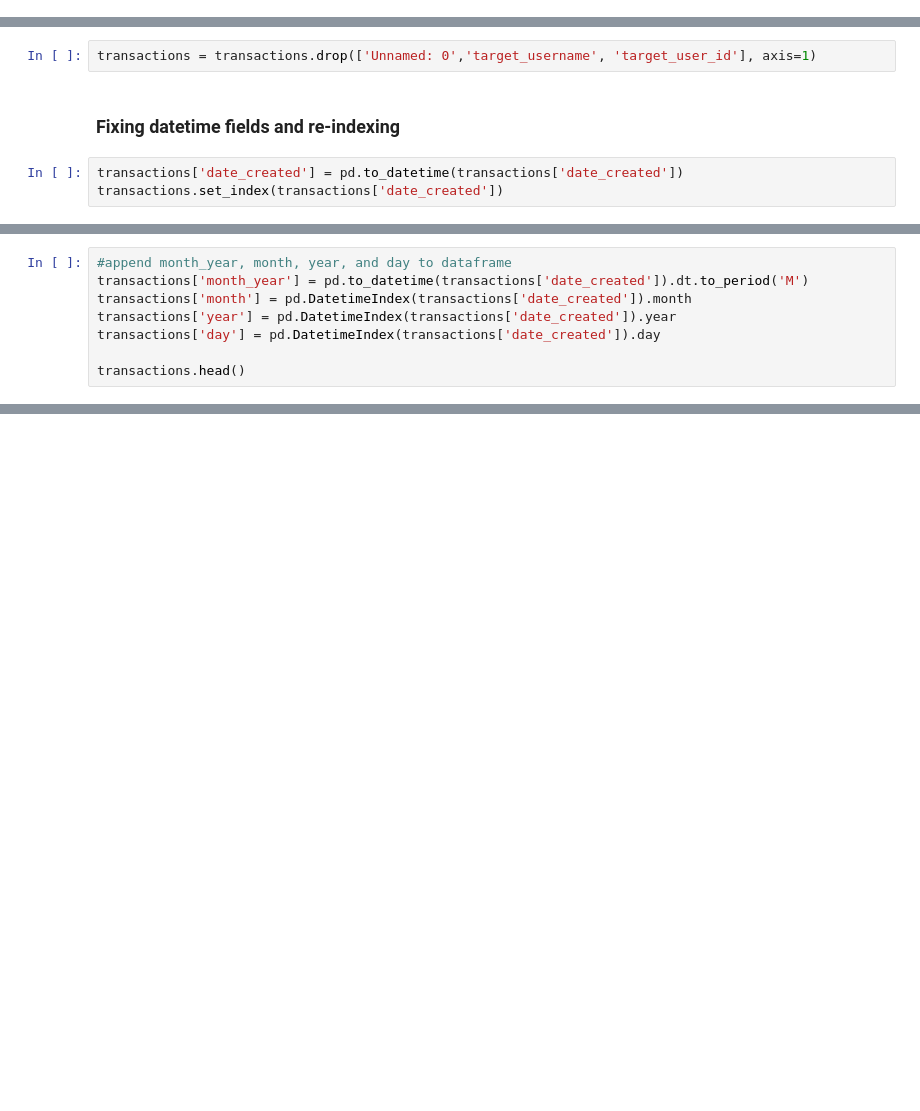
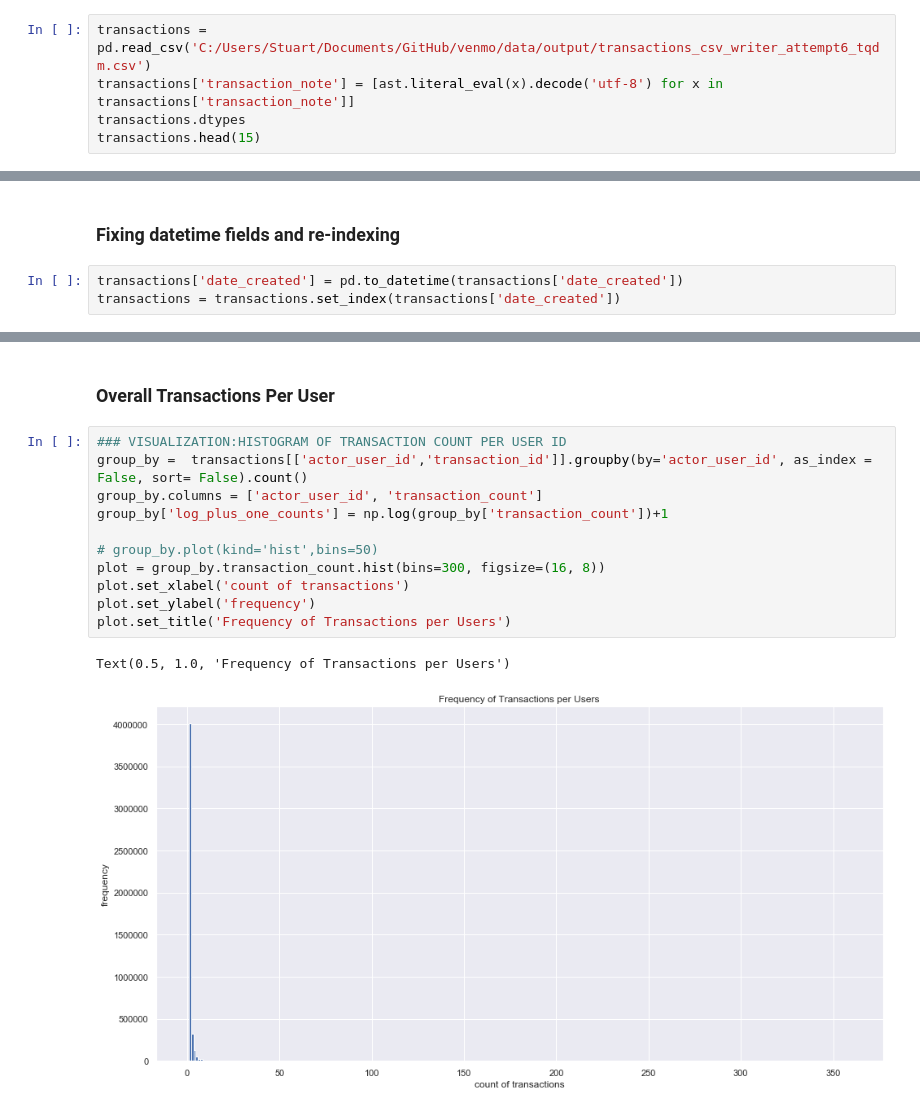
Before and after one commit to stuartasims/venmo, a Jupyter notebook: code/notebooks/venmo_transactions.ipynb, the cells around one changed output, grey strips where cells are left out. Cells and saved outputs as stored; diff of their text form; blank space fills up the shorter version.

```diff
--- a/code/notebooks/venmo_transactions.ipynb
+++ b/code/notebooks/venmo_transactions.ipynb
@@ -172,0 +338,5 @@ dtype: object
+# %%
+transactions = pd.read_csv('C:/Users/Stuart/Documents/GitHub/venmo/data/output/transactions_csv_writer_attempt6_tqdm.csv')
+transactions['transaction_note'] = [ast.literal_eval(x).decode('utf-8') for x in transactions['transaction_note']]
+transactions.dtypes
+transactions.head(15)
@@ -195,7 +383,5 @@ dtype: float64
-# %%
-transactions = transactions.drop(['Unnamed: 0','target_username', 'target_user_id'], axis=1)
 # %% [markdown]
 ### Fixing datetime fields and re-indexing
 # %%
 transactions['date_created'] = pd.to_datetime(transactions['date_created'])
-transactions.set_index(transactions['date_created'])
+transactions = transactions.set_index(transactions['date_created'])
@@ -219,8 +387,0 @@ transactions.set_index(transactions['date_created'])
-# %%
-#append month_year, month, year, and day to dataframe
-transactions['month_year'] = pd.to_datetime(transactions['date_created']).dt.to_period('M')
-transactions['month'] = pd.DatetimeIndex(transactions['date_created']).month
-transactions['year'] = pd.DatetimeIndex(transactions['date_created']).year
-transactions['day'] = pd.DatetimeIndex(transactions['date_created']).day
-
-transactions.head()
@@ -264,0 +462,16 @@ pd.pivot_table(transactions, index = 'actor_user_id', columns = 'year', aggfunc=
+# %% [markdown]
+### Overall Transactions Per User
+# %%
+### VISUALIZATION:HISTOGRAM OF TRANSACTION COUNT PER USER ID
+group_by =  transactions[['actor_user_id','transaction_id']].groupby(by='actor_user_id', as_index = False, sort= False).count()
+group_by.columns = ['actor_user_id', 'transaction_count']
+group_by['log_plus_one_counts'] = np.log(group_by['transaction_count'])+1
+
+# group_by.plot(kind='hist',bins=50)
+plot = group_by.transaction_count.hist(bins=300, figsize=(16, 8))
+plot.set_xlabel('count of transactions')
+plot.set_ylabel('frequency')
+plot.set_title('Frequency of Transactions per Users')
+# %% [output]
+Text(0.5, 1.0, 'Frequency of Transactions per Users')
+[figure, added]
```
Also changed, not shown: parts of 62 cells of this notebook, 2 other files.
